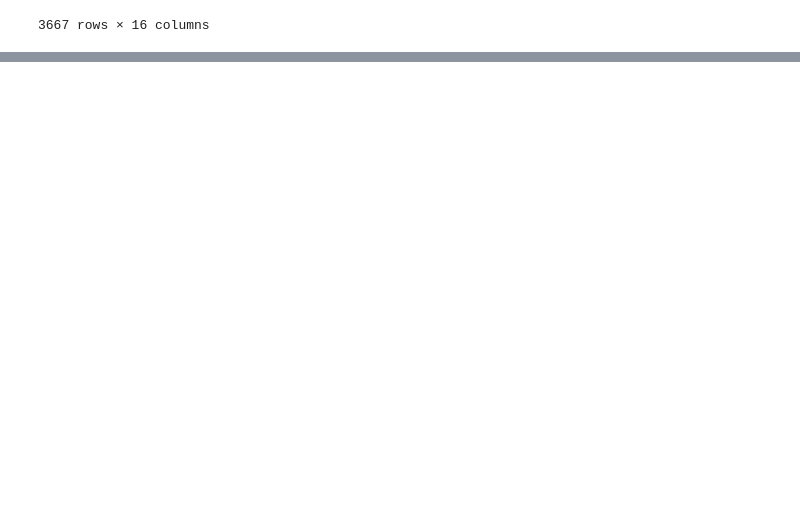
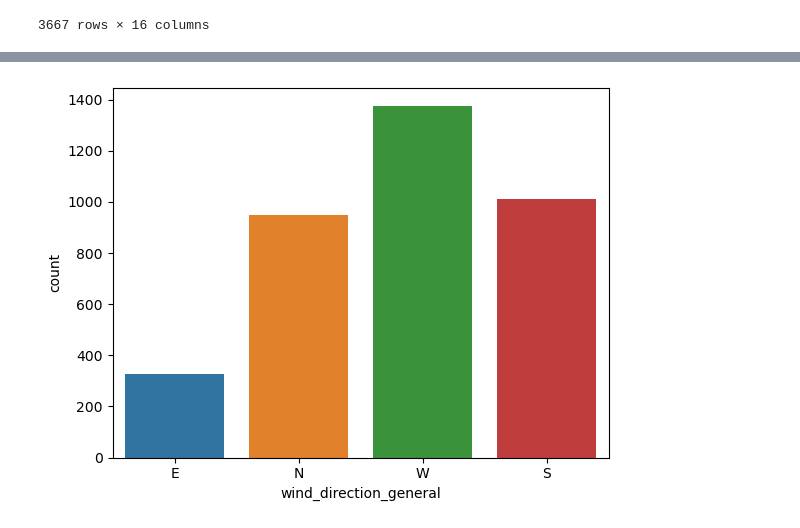
Before and after one commit to juliamuratore/Project2-DS-4002, a Jupyter notebook: SCRIPTS/Project2_EDA.ipynb, the cells around one changed output, grey strips where cells are left out. Saved outputs shown, nothing was run; the diff lists cells and outputs as text; code cells hidden in the pictures; blank space fills up the shorter version.

Commit message:
eda graphs

```diff
--- a/SCRIPTS/Project2_EDA.ipynb
+++ b/SCRIPTS/Project2_EDA.ipynb
@@ -96,0 +108,5 @@ data.to_csv('../data/data.csv')
+# %%
+fig = sns.countplot(data = data, x ='wind_direction_general')
+plt.savefig('../OUTPUT/wind_direction_general.png')
+# %% [output]
+[figure, added]
```
Also changed, not shown: parts of 5 cells of this notebook, 2 other files.
